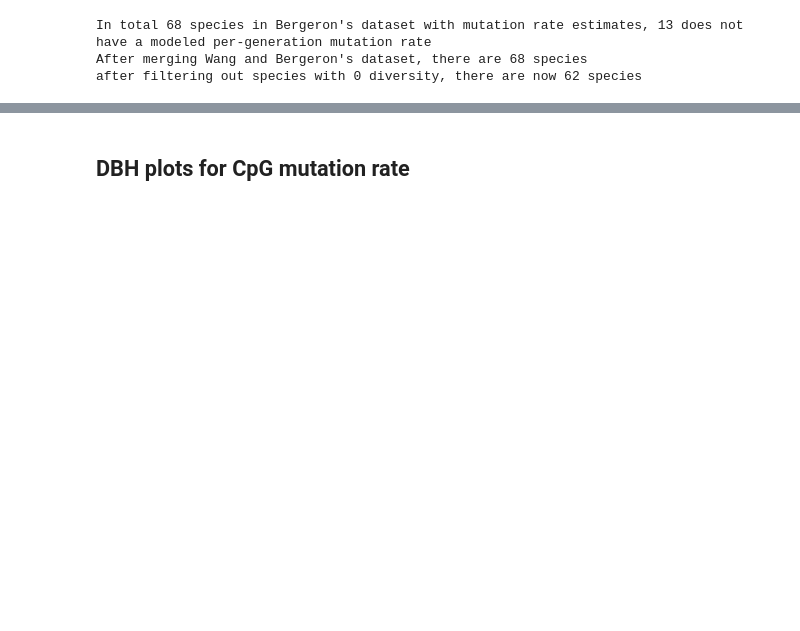
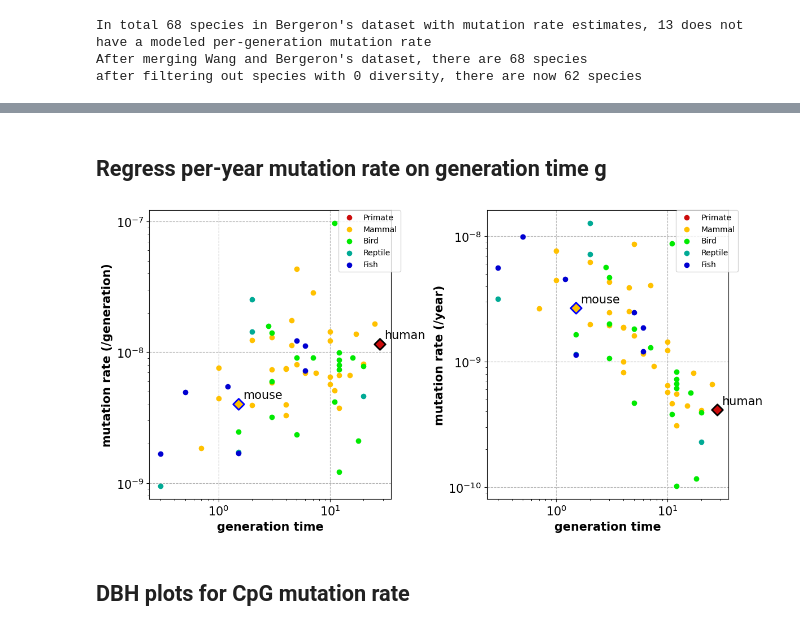
Before and after one commit to harrispopgen/clocklike-DBH, a Jupyter notebook: DBH_bergeron_data.ipynb, the cells around one changed output, grey strips where cells are left out. Saved outputs shown, nothing was run; the diff lists cells and outputs as text; code cells hidden in the pictures; blank space fills up the shorter version.

```diff
--- a/DBH_bergeron_data.ipynb
+++ b/DBH_bergeron_data.ipynb
@@ -166,3 +177,15 @@ plot_dbh_mu_vs_Ne(df_final, vertebrate_group_name2idx_map, colors, "u_year_non_m
+# %% [markdown]
+## Regress per-year mutation rate on generation time g
+# %%
+def generate_mu_vs_g_plots():
+    fig, ax = plt.subplots(1, 2, figsize=(12,6))
+    x1_label, y1_label = "generation time", "mutation rate (/generation)"
+    plot_dbh_mu_vs_Ne(df_final, vertebrate_group_name2idx_map, colors, "gen_time", "u_gen_non_modeled", x1_label, y1_label, ax=ax[0])
+    x2_label, y2_label = "generation time", "mutation rate (/year)"
+    plot_dbh_mu_vs_Ne(df_final, vertebrate_group_name2idx_map, colors, "gen_time", "u_year_non_modeled", x2_label, y2_label, ax=ax[1])
+generate_mu_vs_g_plots()
+# %% [output]
+[figure, added]
 # %% [markdown]
 ## DBH plots for CpG mutation rate
 # %%
```
Also changed, not shown: parts of 4 cells of this notebook.
